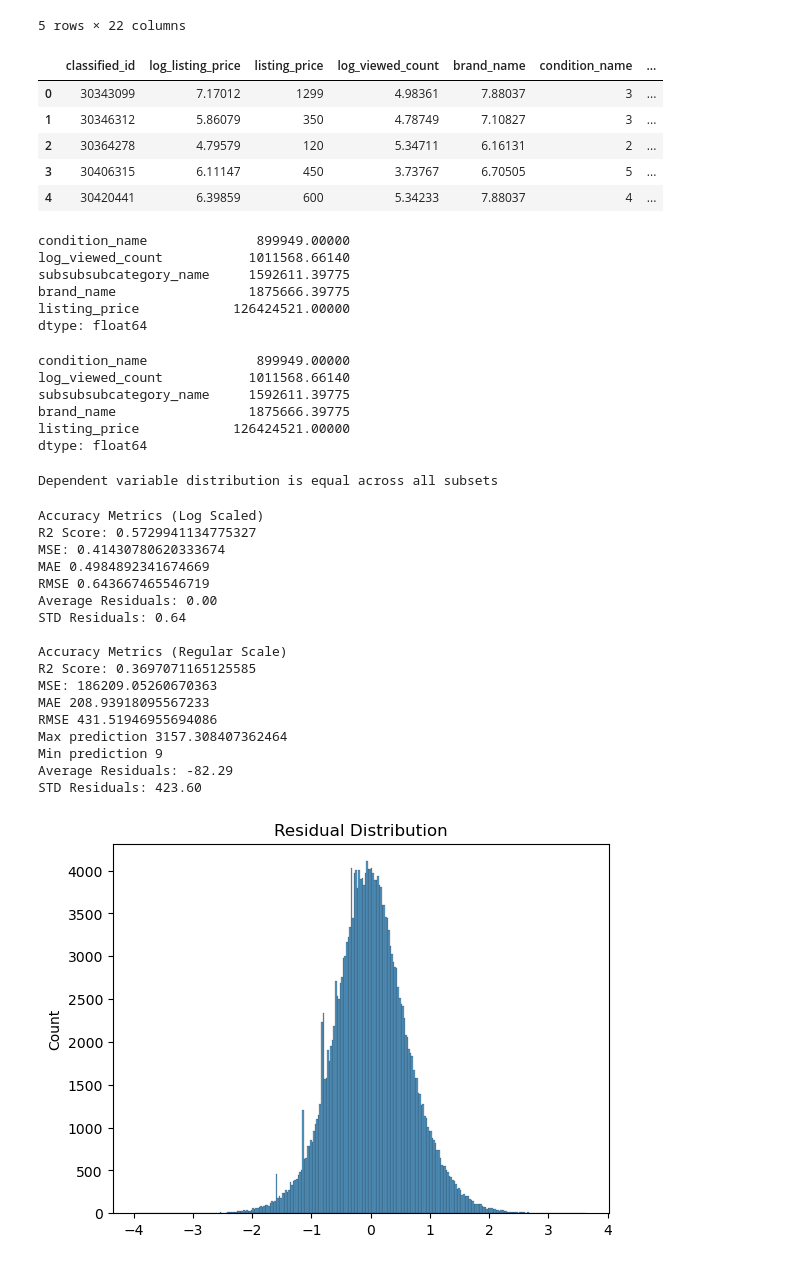
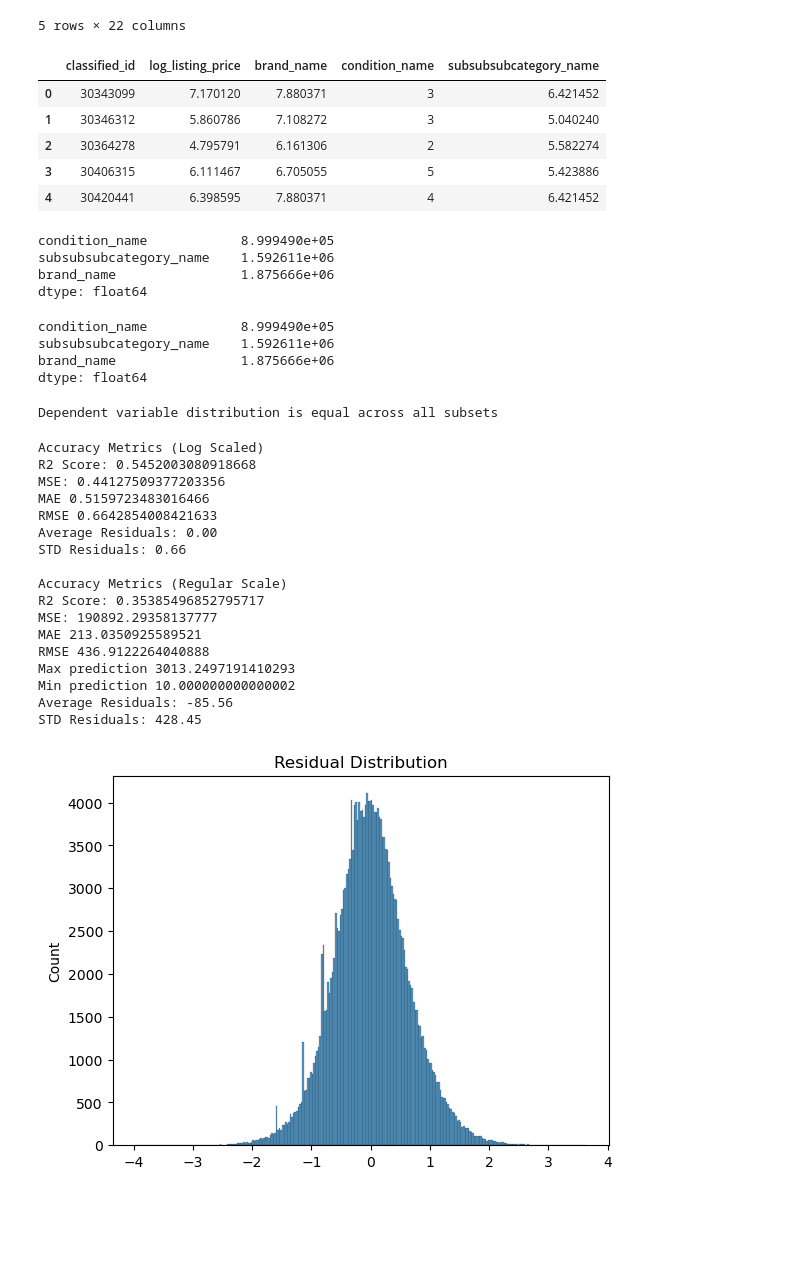
Before and after one commit to RasKrebs/pricing_wizards, a Jupyter notebook: notebooks/base_regression.ipynb, the cells around one changed output. Cells and saved outputs as stored; diff of their text form; code cells hidden in the pictures; blank space fills up the shorter version.

```diff
--- a/notebooks/Regression.ipynb
+++ b/notebooks/base_regression.ipynb
@@ -691,7 +685,7 @@ data.df['brand_name'] = data.df['brand_name'].apply(lambda x: brand_encoding[x]
 data.df['condition_name'] = data.df['condition_name'].apply(lambda x: condition_name.index(x) +1)
 # %%
 # Mapping rare subsubsubsub categories to 'Other' (those with less than 30 listings or around 0.01%
-minimum = 100
+minimum = 30
 print(f'Number of subsubsub categories with less than {minimum} listings:', sum(data.df.subsubsubcategory_name.value_counts() < minimum), ' or ', round(sum(data.df.subsubsubcategory_name.value_counts() < minimum) / len(data.df) * 100, 2), '% of dataset')
 
 rare_sub_categories = pd.DataFrame(data.df.subsubsubcategory_name.value_counts()).where(data.df.subsubsubcategory_name.value_counts() < minimum).dropna().index
@@ -746,42 +724,38 @@ data.df.head()
 5 rows × 22 columns
 # %%
 ### Columns used for regression
-columns_to_use = ['classified_id','log_listing_price','listing_price','log_viewed_count','brand_name','condition_name','subsubsubcategory_name']
+columns_to_use = ['classified_id','log_listing_price','brand_name','condition_name','subsubsubcategory_name']
 
 # Drop unused columns
 data.df = data.df[columns_to_use]
 
 # # OHE. Will likely lead to too many columns
 # data.apply_function(pd.get_dummies, columns = ['subsubsubcategory_name'])
 
 # Print head
 data.df.head()
 # %% [output]
-|  | classified_id | log_listing_price | listing_price | log_viewed_count | brand_name | condition_name | ... |
-| 0 | 30343099 | 7.17012 | 1299 | 4.98361 | 7.88037 | 3 | ... |
-| 1 | 30346312 | 5.86079 | 350 | 4.78749 | 7.10827 | 3 | ... |
-| 2 | 30364278 | 4.79579 | 120 | 5.34711 | 6.16131 | 2 | ... |
-| 3 | 30406315 | 6.11147 | 450 | 3.73767 | 6.70505 | 5 | ... |
-| 4 | 30420441 | 6.39859 | 600 | 5.34233 | 7.88037 | 4 | ... |
+|  | classified_id | log_listing_price | brand_name | condition_name | subsubsubcategory_name |
+| 0 | 30343099 | 7.170120 | 7.880371 | 3 | 6.421452 |
+| 1 | 30346312 | 5.860786 | 7.108272 | 3 | 5.040240 |
+| 2 | 30364278 | 4.795791 | 6.161306 | 2 | 5.582274 |
+| 3 | 30406315 | 6.111467 | 6.705055 | 5 | 5.423886 |
+| 4 | 30420441 | 6.398595 | 7.880371 | 4 | 6.421452 |
 # %%
 # Ensuring no too unique columns
 data.df.iloc[:, 2:].sum(axis=0).sort_values(ascending=True).head(20)
 # %% [output]
-condition_name              899949.00000
-log_viewed_count           1011568.66140
-subsubsubcategory_name     1592611.39775
-brand_name                 1875666.39775
-listing_price            126424521.00000
+condition_name            8.999490e+05
+subsubsubcategory_name    1.592611e+06
+brand_name                1.875666e+06
 dtype: float64
 # %%
 # Ensuring no too unique columns
 data.df.iloc[:, 2:].sum(axis=0).sort_values(ascending=True).head(20)
 # %% [output]
-condition_name              899949.00000
-log_viewed_count           1011568.66140
-subsubsubcategory_name     1592611.39775
-brand_name                 1875666.39775
-listing_price            126424521.00000
+condition_name            8.999490e+05
+subsubsubcategory_name    1.592611e+06
+brand_name                1.875666e+06
 dtype: float64
 # %%
 # Base regrsesion model
@@ -806,30 +780,30 @@ print(f'STD Residuals: {np.std(prediction - y_train):.2f}')
 
 # Accuracy on regular scale
 print('\nAccuracy Metrics (Regular Scale)')
-regression_accuracy(np.exp(prediction), X_train.listing_price.values)
+regression_accuracy(np.exp(prediction), np.exp(y_train))
 print('Max prediction', max(np.exp(prediction)))
-print('Min prediction', min(X_train.listing_price.values))
+print('Min prediction', min(np.exp(y_train)))
 # Ressidual
-print(f'Average Residuals: {np.mean(np.exp(prediction) - X_train.listing_price.values):.2f}')
-print(f'STD Residuals: {np.std(np.exp(prediction) - X_train.listing_price.values):.2f}')
+print(f'Average Residuals: {np.mean(np.exp(prediction) - np.exp(y_train)):.2f}')
+print(f'STD Residuals: {np.std(np.exp(prediction) - np.exp(y_train)):.2f}')
 # %% [output]
 Accuracy Metrics (Log Scaled)
-R2 Score: 0.5729941134775327
-MSE: 0.41430780620333674
-MAE 0.4984892341674669
-RMSE 0.643667465546719
+R2 Score: 0.5452003080918668
+MSE: 0.44127509377203356
+MAE 0.5159723483016466
+RMSE 0.6642854008421633
 Average Residuals: 0.00
-STD Residuals: 0.64
+STD Residuals: 0.66
 
 Accuracy Metrics (Regular Scale)
-R2 Score: 0.3697071165125585
-MSE: 186209.05260670363
-MAE 208.93918095567233
-RMSE 431.51946955694086
-Max prediction 3157.308407362464
-Min prediction 9
-Average Residuals: -82.29
-STD Residuals: 423.60
+R2 Score: 0.35385496852795717
+MSE: 190892.29358137777
+MAE 213.0350925589521
+RMSE 436.9122264040888
+Max prediction 3013.2497191410293
+Min prediction 10.000000000000002
+Average Residuals: -85.56
+STD Residuals: 428.45
 # %%
 sns.histplot(prediction - y_train)
 plt.title('Residual Distribution')
```
Also changed, not shown: parts of 14 cells of this notebook, 17 other files.
